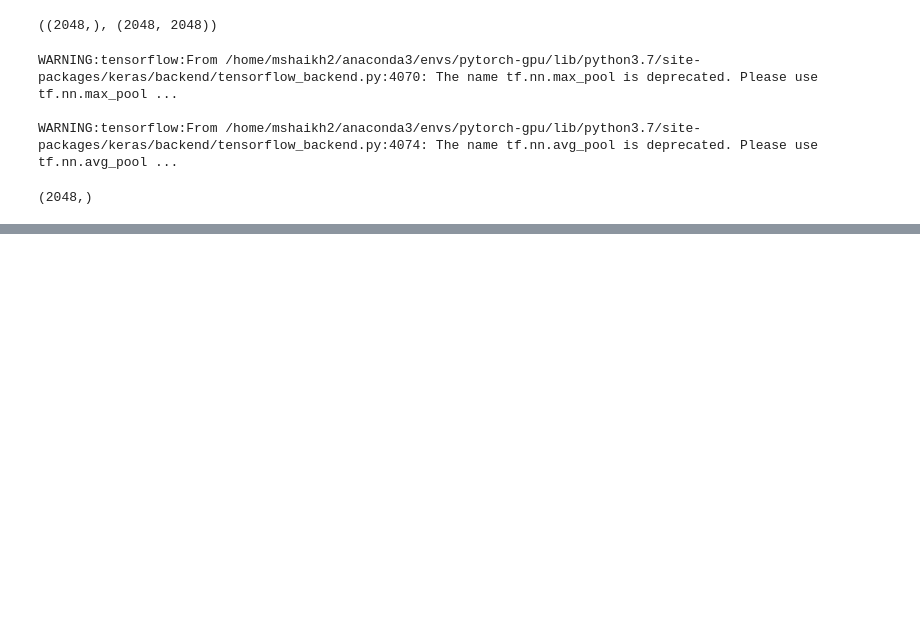
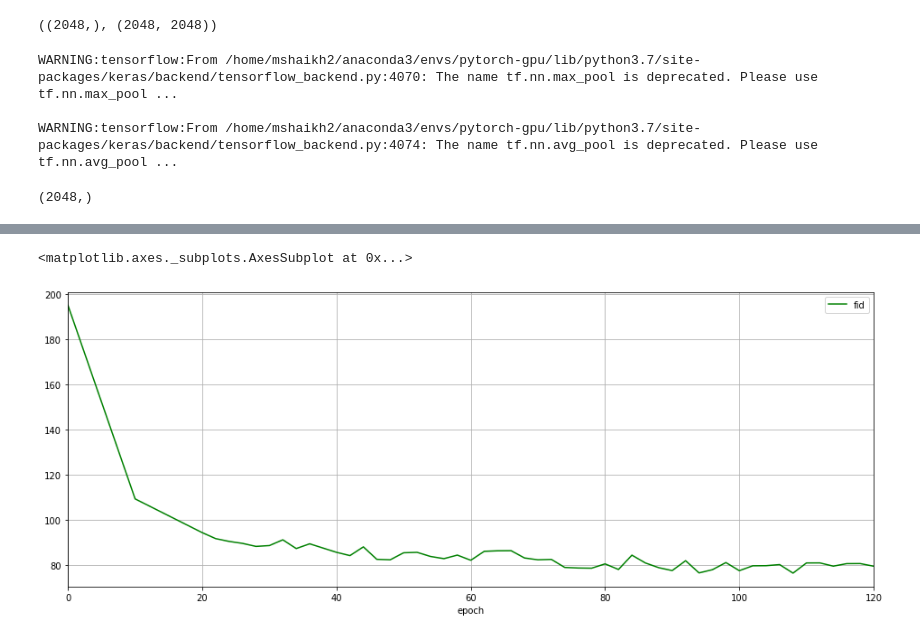
Before and after one commit to mshaikh2/MMRL, a Jupyter notebook: code/GenImgScores.ipynb, the cells around one changed output, grey strips where cells are left out. Drawn from its saved outputs; the diff is of its cells as text; code cells hidden in the pictures; blank space fills up the shorter version.

```diff
--- a/code/GenImgScores.ipynb
+++ b/code/GenImgScores.ipynb
@@ -150,11 +197,10 @@ df.to_csv('../Results/TRX_GAN_COCO_Results_2.csv',index=False)
 # %%
 df
 # %%
-p1_df = pd.read_csv('../Results/TRX_GAN_COCO_Results_1.csv')
-p2_df = pd.read_csv('../Results/TRX_GAN_COCO_Results_2.csv')
-p0_df = pd.read_csv('../Results/TRX_GAN_COCO_Results.csv')
+p0_df = pd.read_csv('../plots/IMG_TEXT_TXFMR_COCO_FID_Results_0.csv')
+p1_df = pd.read_csv('../plots/IMG_TEXT_TXFMR_COCO_FID_Results_1.csv')
 
-df = pd.concat([p1_df,p0_df,p2_df])
+df = pd.concat([p1_df,p0_df])
 # %%
 df = df.astype({"epoch": int})
 # %%
@@ -162,2 +209,5 @@ df = df.sort_values(by='epoch')
 # %%
-df.plot.line(x='epoch',y='score',color='green',grid=True,figsize=(16,6))
+df.plot.line(x='epoch',y='fid',color='green',grid=True,figsize=(16,6))
+# %% [output]
+<matplotlib.axes._subplots.AxesSubplot at 0x...>
+[figure, added]
```
Also changed, not shown: parts of 17 cells of this notebook, 13 other files.
